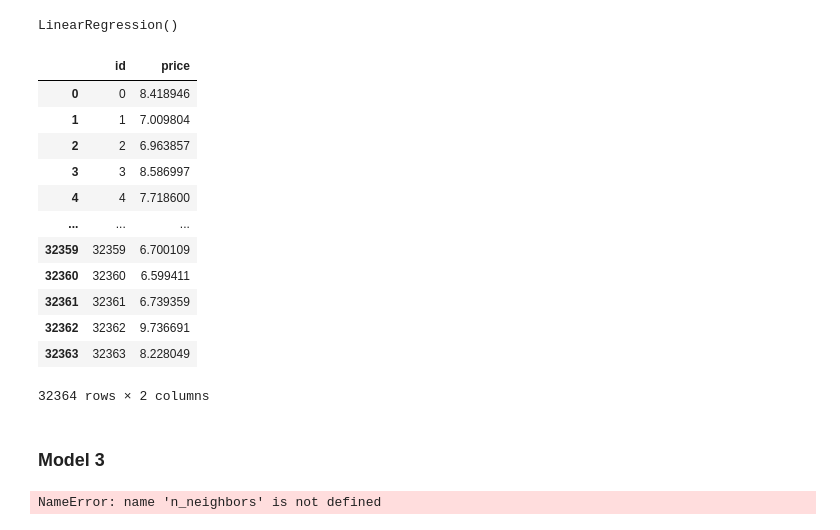
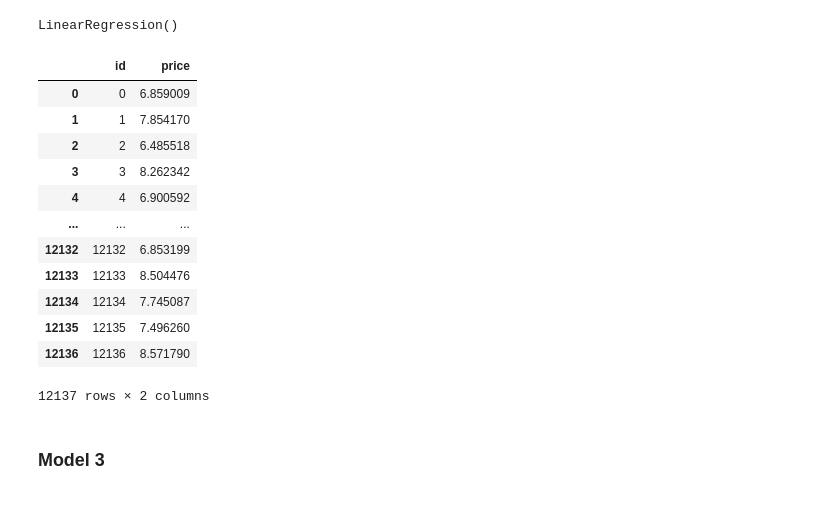
Before and after one commit to Pptrv/diamonds-project, a Jupyter notebook: My Models.ipynb, the cells around one changed output. Cells and saved outputs as stored; diff of their text form; code cells hidden in the pictures.

```diff
--- a/My Models.ipynb
+++ b/My Models.ipynb
@@ -144,11 +130,11 @@ y_train_pred_df.to_csv("data/entrega1", index=False)
 # %%
 from sklearn.linear_model import LinearRegression
 # %%
-X = train_data_no_categorical.drop(['price'], axis = 1)
-y = train_data_no_categorical['price']
+X = train_data_encode.drop(['price'], axis = 1)
+y = train_data_encode['price']
 # %%
 lr = LinearRegression()
-X_train, X_test, y_train, y_test = train_test_split(X, y, test_size = 0.2, random_state = 0)
+X_train, X_test, y_train, y_test = train_test_split(X, y, test_size = 0.3, random_state = 0)
 # %%
 lr.fit(X_train, y_train)
 # %% [output]
@@ -158,25 +144,25 @@ y_test_pred = lr.predict(X_test)
 # %%
 y_test_pred = pd.DataFrame(y_test_pred)
 # %%
-y_test_pred = y_train_pred_df.reset_index()
+y_test_pred = y_test_pred.reset_index()
 # %%
-y_test_pred = y_train_pred_df.rename(columns={0:'price'})
-y_test_pred = y_train_pred_df.rename(columns={"index":'id'})
+y_test_pred = y_test_pred.rename(columns={0:'price'})
+y_test_pred = y_test_pred.rename(columns={"index":'id'})
 y_test_pred
 # %% [output]
 |  | id | price |
-| 0 | 0 | 8.418946 |
-| 1 | 1 | 7.009804 |
-| 2 | 2 | 6.963857 |
-| 3 | 3 | 8.586997 |
-| 4 | 4 | 7.718600 |
+| 0 | 0 | 6.859009 |
+| 1 | 1 | 7.854170 |
+| 2 | 2 | 6.485518 |
+| 3 | 3 | 8.262342 |
+| 4 | 4 | 6.900592 |
 | ... | ... | ... |
-| 32359 | 32359 | 6.700109 |
-| 32360 | 32360 | 6.599411 |
-| 32361 | 32361 | 6.739359 |
-| 32362 | 32362 | 9.736691 |
-| 32363 | 32363 | 8.228049 |
+| 12132 | 12132 | 6.853199 |
+| 12133 | 12133 | 8.504476 |
+| 12134 | 12134 | 7.745087 |
+| 12135 | 12135 | 7.496260 |
+| 12136 | 12136 | 8.571790 |
-32364 rows × 2 columns
+12137 rows × 2 columns
 # %%
 y_test_pred.to_csv("data/entrega2", index=False)
 # %% [markdown]
@@ -187,14 +173,2 @@ y = train_data_no_categorical['price']
 # %%
 X_train, X_test, y_train, y_test = train_test_split(X, y, test_size = 0.2, random_state = 0)
-# %%
-model = KNeighborsClassifier()
-parameter_space = {'n_neighbors': n_neighbors,
-                   }
-
-grid_search = GridSearchCV(model,
-                           param_grid=parameter_space,
-                           cv=5)
-
-grid_search.fit(X_train, y_train)
-# %% [output]
-NameError: name 'n_neighbors' is not defined
```
Also changed, not shown: parts of 16 cells of this notebook, 3 other files.
